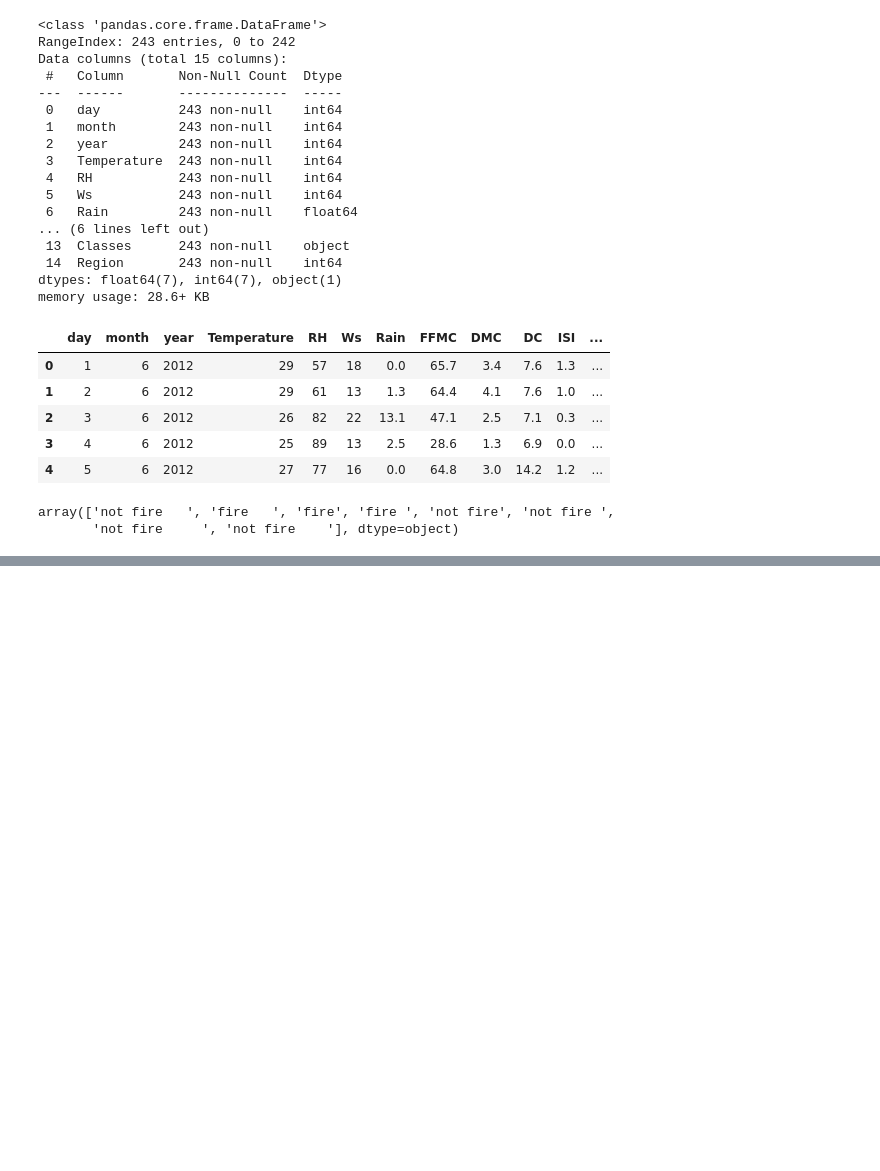
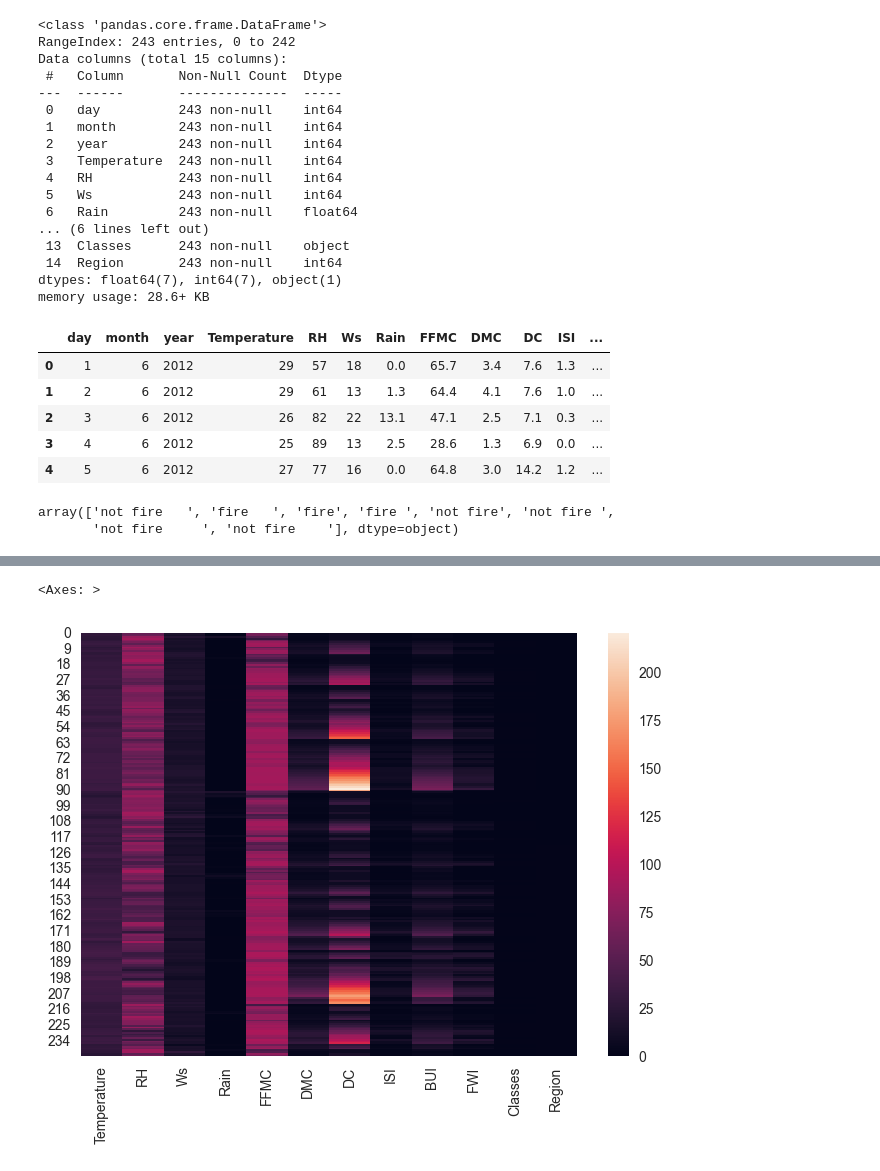
Before and after one commit to Ramyadav08/mlops-tutorial, a Jupyter notebook: ML/RLE/rle.ipynb, the cells around one changed output, grey strips where cells are left out. Cells and saved outputs as stored; diff of their text form; code cells hidden in the pictures; blank space fills up the shorter version.

```diff
--- a/ML/RLE/rle.ipynb
+++ b/ML/RLE/rle.ipynb
@@ -249,0 +338,5 @@ df.to_csv("Algerian_forest_fires_dataset_Cleaned.csv",index=False)
+# %%
+sns.heatmap(df_copy)
+# %% [output]
+<Axes: >
+[figure, added]
```
Also changed, not shown: parts of 10 cells of this notebook.
